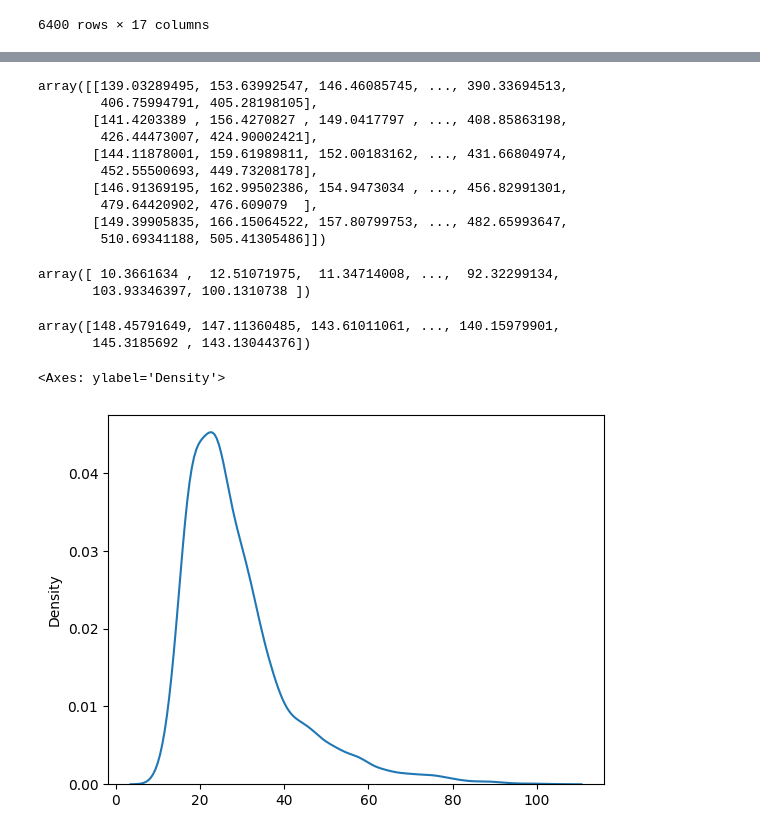
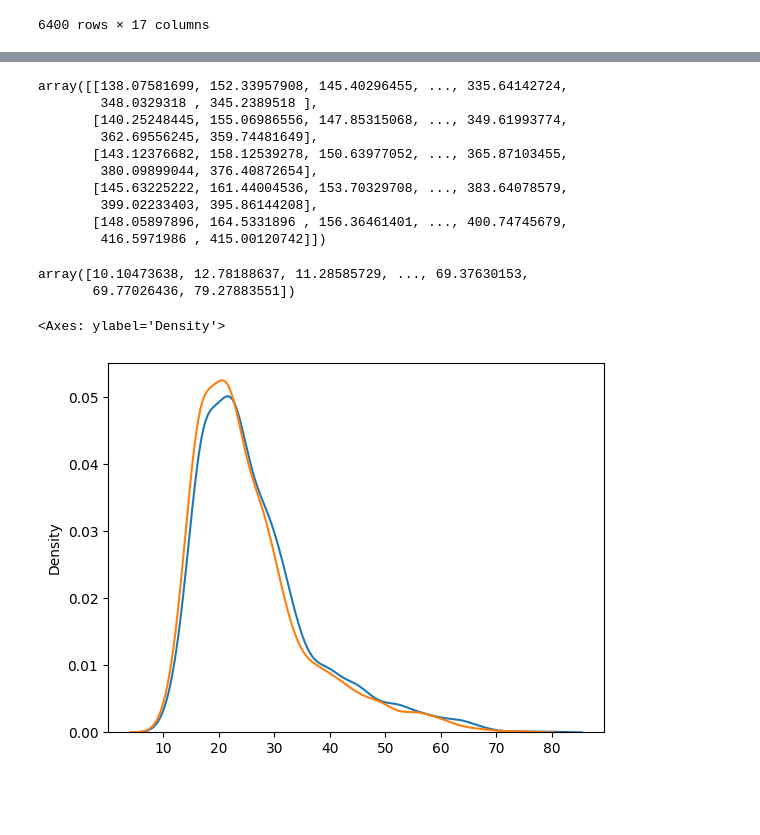
Before and after one commit to eaegerber/Marathon_Predictor, a Jupyter notebook: pystan_test.ipynb, the cells around one changed output, grey strips where cells are left out. Drawn from its saved outputs; the diff is of its cells as text; code cells hidden in the pictures; blank space fills up the shorter version.

```diff
--- a/pystan_test.ipynb
+++ b/pystan_test.ipynb
@@ -98,18 +108,15 @@ stan_results2.describe()
 # %%
-def full_predictions(test_data, stan_data, name="stan_pred"):
+def full_predictions(test_data, stan_data, feats_lis, beta_lis, name="stan_pred"):
     test_new = test_data.copy()
-    d1 = test_new[feats]
-    d2 = stan_data[betas].T.copy()
-    # preds = (stan_data["alpha"] + d1.dot(d2.values))#.mean(axis=1)
-    preds = np.random.normal(stan_data["alpha"] + d1.dot(d2.values), stan_data["sigma"])#.mean(axis=1)
-    # print(preds)
-    # test_new[name] = preds
-    return preds#test_new
+    d1 = test_new[feats_lis]
+    d2 = stan_data[beta_lis].T.copy()
+    preds = np.random.normal(stan_data["alpha"] + d1.dot(d2.values), stan_data["sigma"])
+    return preds
 
-def get_predictions(test_data, stan_data, name="stan_pred"):
+def get_predictions(test_data, stan_data, feats_lis, beta_lis, name="stan_pred"):
     test_new = test_data.copy()
-    d1 = test_new[feats]
-    d2 = stan_data[betas].T.copy()
+    d1 = test_new[feats_lis]
+    d2 = stan_data[beta_lis].T.copy()
     # preds = (stan_data["alpha"] + d1.dot(d2.values)).mean(axis=1)
     preds = np.random.normal(stan_data["alpha"] + d1.dot(d2.values), stan_data["sigma"]).mean(axis=1)
     test_new[name] = preds
@@ -194,0 +214,10 @@ NameError: name 'edcvfrvfv' is not defined
+# %%
+full_preds1 =  (42195 / 60) / full_predictions(test, stan_results1, feats_lis = ["total_pace", "prop"], beta_lis = ["beta.1", "beta.2"])
+full_preds2 =  (42195 / 60) / full_predictions(test, stan_results2, feats_lis = ["total_pace", "curr_pace", "prop"], beta_lis = ["beta.1", "beta.2", "beta.3"])
+
+full_sep1 = (42195 / 60) / pd.concat([pd.DataFrame(full_predictions(test_pred_t1[test_pred_t1["dist"] == mk], sep_results1[mk],
+                    feats_lis = ["total_pace"], beta_lis = ["beta.1"])) for mk in marks])
+full_sep2 = (42195 / 60) / pd.concat([pd.DataFrame(full_predictions(test_pred_t2[test_pred_t2["dist"] == mk], sep_results2[mk],
+            feats_lis = ["total_pace", "curr_pace"], beta_lis = ["beta.1", "beta.2"])) for mk in marks])
+
+full_preds1.shape, full_preds2.shape, full_sep1.shape, full_sep2.shape
@@ -295,31 +411,30 @@ plt.ylim(0, 0.9)
 # %%
-np.percentile(full_preds, [10, 25, 50, 75, 90], axis=1)#.shape
+np.percentile(full_preds2, [10, 25, 50, 75, 90], axis=1)#.shape
 # %% [output]
-array([[139.03289495, 153.63992547, 146.46085745, ..., 390.33694513,
-        406.75994791, 405.28198105],
-       [141.4203389 , 156.4270827 , 149.0417797 , ..., 408.85863198,
-        426.44473007, 424.90002421],
-       [144.11878001, 159.61989811, 152.00183162, ..., 431.66804974,
-        452.55500693, 449.73208178],
-       [146.91369195, 162.99502386, 154.9473034 , ..., 456.82991301,
-        479.64420902, 476.609079  ],
-       [149.39905835, 166.15064522, 157.80799753, ..., 482.65993647,
-        510.69341188, 505.41305486]])
+array([[138.07581699, 152.33957908, 145.40296455, ..., 335.64142724,
+        348.0329318 , 345.2389518 ],
+       [140.25248445, 155.06986556, 147.85315068, ..., 349.61993774,
+        362.69556245, 359.74481649],
+       [143.12376682, 158.12539278, 150.63977052, ..., 365.87103455,
+        380.09899044, 376.40872654],
+       [145.63225222, 161.44004536, 153.70329708, ..., 383.64078579,
+        399.02233403, 395.86144208],
+       [148.05897896, 164.5331896 , 156.36461401, ..., 400.74745679,
+        416.5971986 , 415.00120742]])
-# %%
-a, b = np.percentile(full_preds, [10, 90], axis=1)#.shape
-b - a
-# %% [output]
-array([ 10.3661634 ,  12.51071975,  11.34714008, ...,  92.32299134,
-       103.93346397, 100.1310738 ])
-# %%
-full_preds[0]
-# %% [output]
-array([148.45791649, 147.11360485, 143.61011061, ..., 140.15979901,
-       145.3185692 , 143.13044376])
+# %%
+a1, b1 = np.percentile(full_preds1, [10, 90], axis=1)
+a2, b2 = np.percentile(full_preds2, [10, 90], axis=1)
+# %%
+b1 - a1
+# b2 - a1
+# %% [output]
+array([10.10473638, 12.78188637, 11.28585729, ..., 69.37630153,
+       69.77026436, 79.27883551])
 # %%
 import seaborn as sns
-sns.kdeplot(b - a)
+sns.kdeplot(b1 - a1)
+sns.kdeplot(b2 - a2)
 # %% [output]
 <Axes: ylabel='Density'>
-[figure, old version]
+[figure, new version]
 # %%
```
Also changed, not shown: parts of 31 cells of this notebook, 7 other files.
